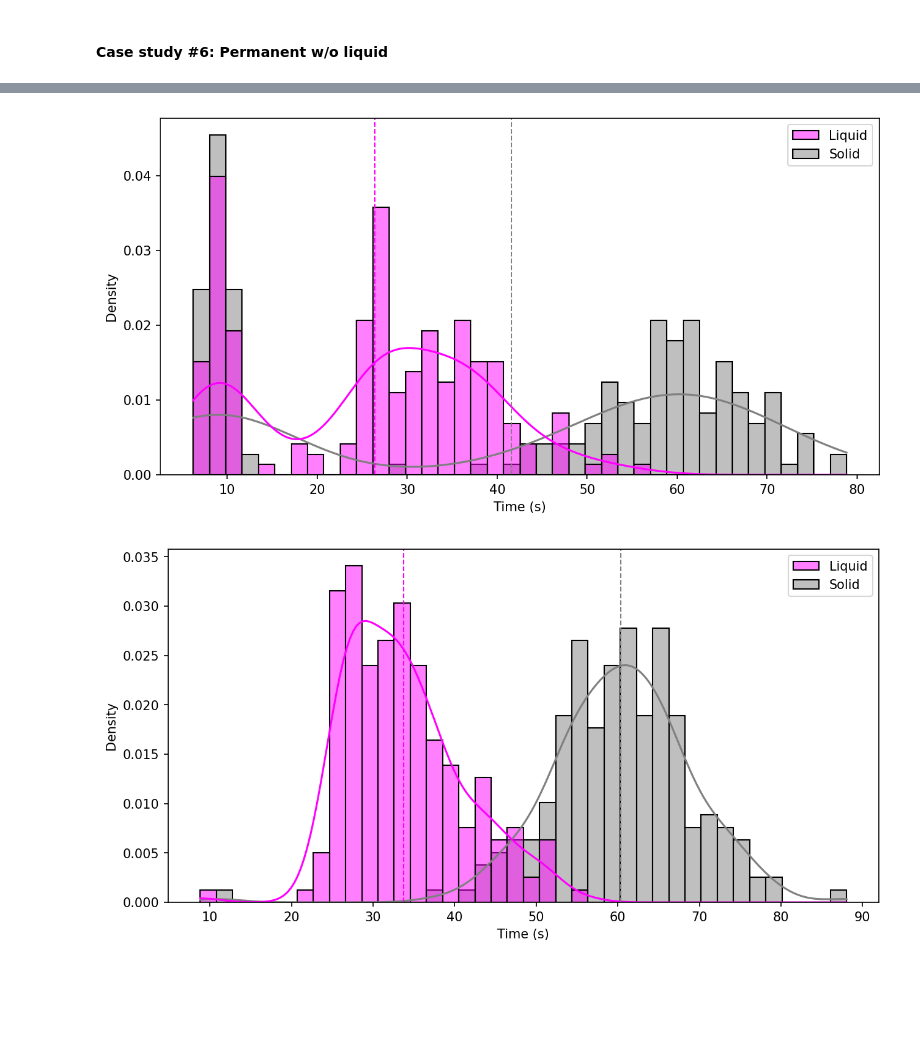
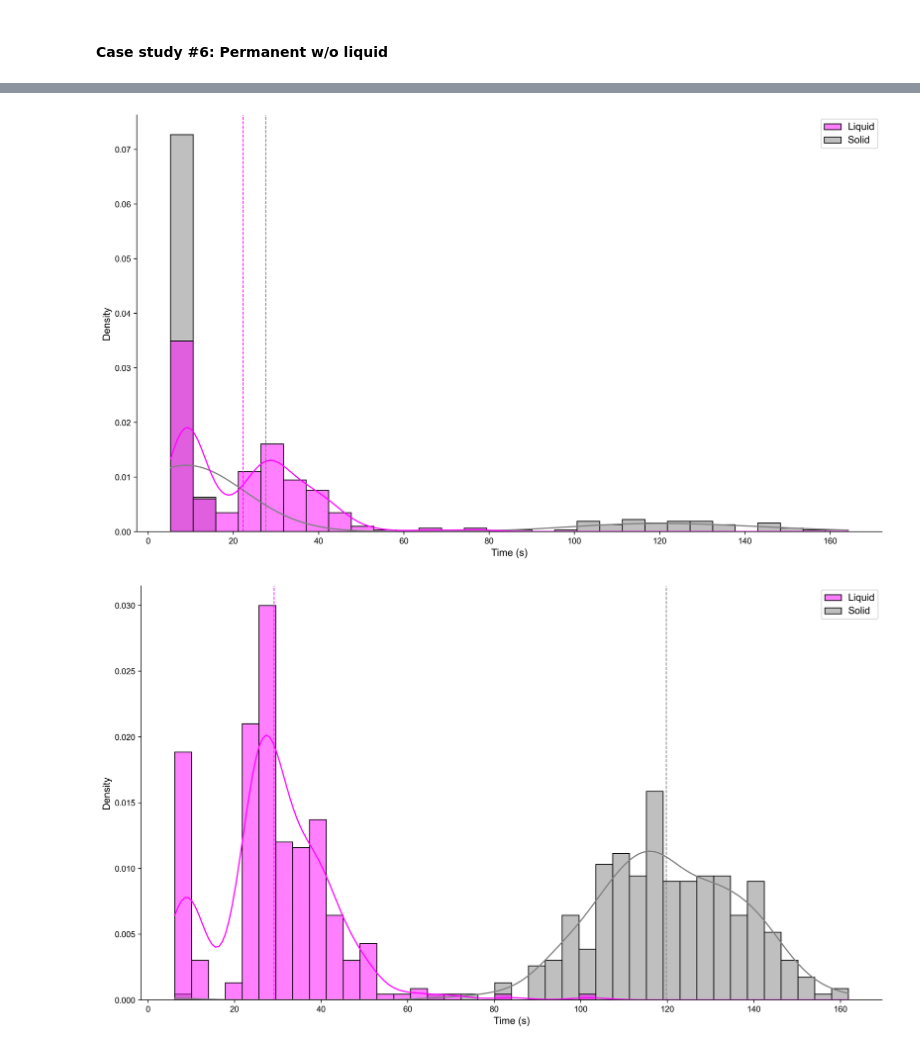
Before and after one commit to HenriquesLab/NanoPyx, a Jupyter notebook: src/nanopyx/liquid/simulations_logi.ipynb, the cells around one changed output, grey strips where cells are left out. Saved outputs shown, nothing was run; the diff lists cells and outputs as text; code cells hidden in the pictures; blank space fills up the shorter version.

```diff
--- a/src/nanopyx/liquid/simulations_logi.ipynb
+++ b/src/nanopyx/liquid/simulations_logi.ipynb
@@ -8,21 +8,21 @@ print(ALL_GEARS)
 # %% [output]
 ['OPENCL', 'CYTHON_THREADED', 'CYTHON_UNTHREADED', 'PYTHON']
 # %%
-avg_1 = dict(zip(ALL_GEARS,[1,10,15,20]))
-std_1 = dict(zip(ALL_GEARS,[.5,1,1,1]))
+avg_1 = dict(zip(ALL_GEARS,[1,10,20,25]))
+std_1 = dict(zip(ALL_GEARS,[.5,2,2,2]))
 
-avg_2 = dict(zip(ALL_GEARS,[1,10,15,20]))
-std_2 = dict(zip(ALL_GEARS,[.5,1,1,1]))
+avg_2 = dict(zip(ALL_GEARS,[1,10,10,20]))
+std_2 = dict(zip(ALL_GEARS,[.5,2,2,2]))
 
 avg_3 = dict(zip(ALL_GEARS,[7,7,7,7]))
 std_3 = dict(zip(ALL_GEARS,[1,1,1,1]))
 
-avg_anomaly = 20
-std_anomaly = 5
+avg_anomaly = 40
+std_anomaly = 10
 
 bm = 10
 
-max_iter = 200
+max_iter = 300
 # %% [markdown]
 #### Case study #0 : Normal w/ liquid
 # %%
@@ -72,7 +72,7 @@ sim = Simulator(met_1,met_2,met_3)
 sim.benchmark_all_methods(bm)
 sim.print_methods()
 
-sim.run_anomalous_simulations_agent(iter_n=max_iter, ano_start=20, ano_end=150, affected_gear=ALL_GEARS[0],
+sim.run_anomalous_simulations_agent(iter_n=max_iter, ano_start=50, ano_end=100, affected_gear=ALL_GEARS[0],
                                      new_avg=avg_anomaly, new_std=std_anomaly)
 sim.print_methods()
 sim.print_stats()
@@ -180,7 +180,7 @@ sim = Simulator(met_1,met_2,met_3)
 sim.benchmark_all_methods(bm)
 sim.print_methods()
 
-sim.run_anomalous_simulations(iter_n=max_iter, ano_start=20, ano_end=150, affected_gear=ALL_GEARS[0],
+sim.run_anomalous_simulations(iter_n=max_iter, ano_start=50, ano_end=100, affected_gear=ALL_GEARS[0],
                               new_avg=avg_anomaly, new_std=std_anomaly, solid=True)
 sim.print_methods()
 sim.print_stats()
@@ -245,10 +245,17 @@ import pandas as pd
 # Normal
 df = pd.DataFrame({'Liquid':normal_liquid.total_time,'Solid':normal_solid.total_time})
 
-plt.figure(figsize=(10,5), dpi=150)
-sns.histplot(data=df, bins=40, stat='density', kde=True, palette=['magenta','gray'])
+plt.figure(figsize=(16,9), dpi=300)
+ax = sns.histplot(data=df, bins=40, stat='density', kde=True, palette=['magenta','gray'])
 plt.axvline(df['Liquid'].mean(), color='magenta', linestyle='dashed', linewidth=1)
 plt.axvline(df['Solid'].mean(), color='gray', linestyle='dashed', linewidth=1)
-plt.xlabel('Time (s)')
+plt.xlabel('Time (s)', fontname='Arial', fontsize=12)
+plt.ylabel('Density', fontname='Arial', fontsize=12)
+for tick in ax.get_xticklabels():
+    tick.set_fontname("Arial")
+for tick in ax.get_yticklabels():
+    tick.set_fontname("Arial")
+plt.setp(ax.get_legend().get_texts(), fontname="Arial", fontsize=12)
+ax.spines[['top', 'right']].set_visible(False)
 plt.show()
 # %% [output]
@@ -256,27 +263,42 @@ plt.show()
 # %%
 # Anomaly
 df = pd.DataFrame({'Liquid':liquid_anomaly.total_time,'Solid':solid_anomaly.total_time})
 
-plt.figure(figsize=(10,5), dpi=150)
-sns.histplot(data=df, bins=40, stat='density', kde=True, palette=['magenta','gray'])
+plt.figure(figsize=(16,9), dpi=300)
+ax = sns.histplot(data=df, bins=30, stat='density', kde=True, palette=['magenta','gray'])
 plt.axvline(df['Liquid'].mean(), color='magenta', linestyle='dashed', linewidth=1)
 plt.axvline(df['Solid'].mean(), color='gray', linestyle='dashed', linewidth=1)
-plt.xlabel('Time (s)')
+plt.xlabel('Time (s)', fontname='Arial', fontsize=12)
+plt.ylabel('Density', fontname='Arial', fontsize=12)
+for tick in ax.get_xticklabels():
+    tick.set_fontname("Arial")
+for tick in ax.get_yticklabels():
+    tick.set_fontname("Arial")
+plt.setp(ax.get_legend().get_texts(), fontname="Arial", fontsize=12)
+ax.spines[['top', 'right']].set_visible(False)
 plt.show()
 # %% [output]
-[figure, old version]
+[figure, new version]
 # %%
 # Perm
 df = pd.DataFrame({'Liquid':liquid_perm.total_time,'Solid':solid_perm.total_time})
 
-plt.figure(figsize=(10,5), dpi=150)
-sns.histplot(data=df, bins=40, stat='density', kde=True, palette=['magenta','gray'])
+plt.figure(figsize=(16,9), dpi=300)
+ax= sns.histplot(data=df, bins=40, stat='density', kde=True, palette=['magenta','gray'])
 plt.axvline(df['Liquid'].mean(), color='magenta', linestyle='dashed', linewidth=1)
 plt.axvline(df['Solid'].mean(), color='gray', linestyle='dashed', linewidth=1)
 plt.xlabel('Time (s)')
+plt.xlabel('Time (s)', fontname='Arial', fontsize=12)
+plt.ylabel('Density', fontname='Arial', fontsize=12)
+for tick in ax.get_xticklabels():
+    tick.set_fontname("Arial")
+for tick in ax.get_yticklabels():
+    tick.set_fontname("Arial")
+plt.setp(ax.get_legend().get_texts(), fontname="Arial", fontsize=12)
+ax.spines[['top', 'right']].set_visible(False)
 plt.show()
 # %% [output]
-[figure, old version]
+[figure, new version]
 # %%
 # Matrix where lines correspond to the workflow run and columns methods
 import numpy as np
```
Also changed, not shown: parts of 11 cells of this notebook, 1 other file.
